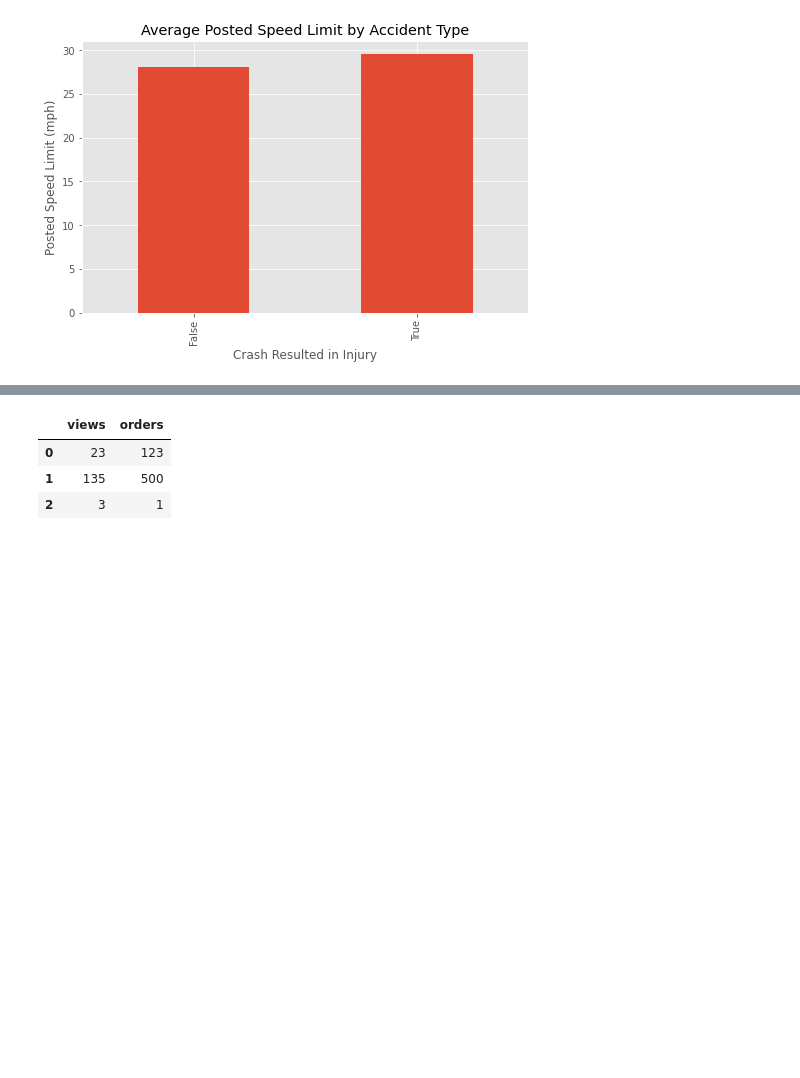
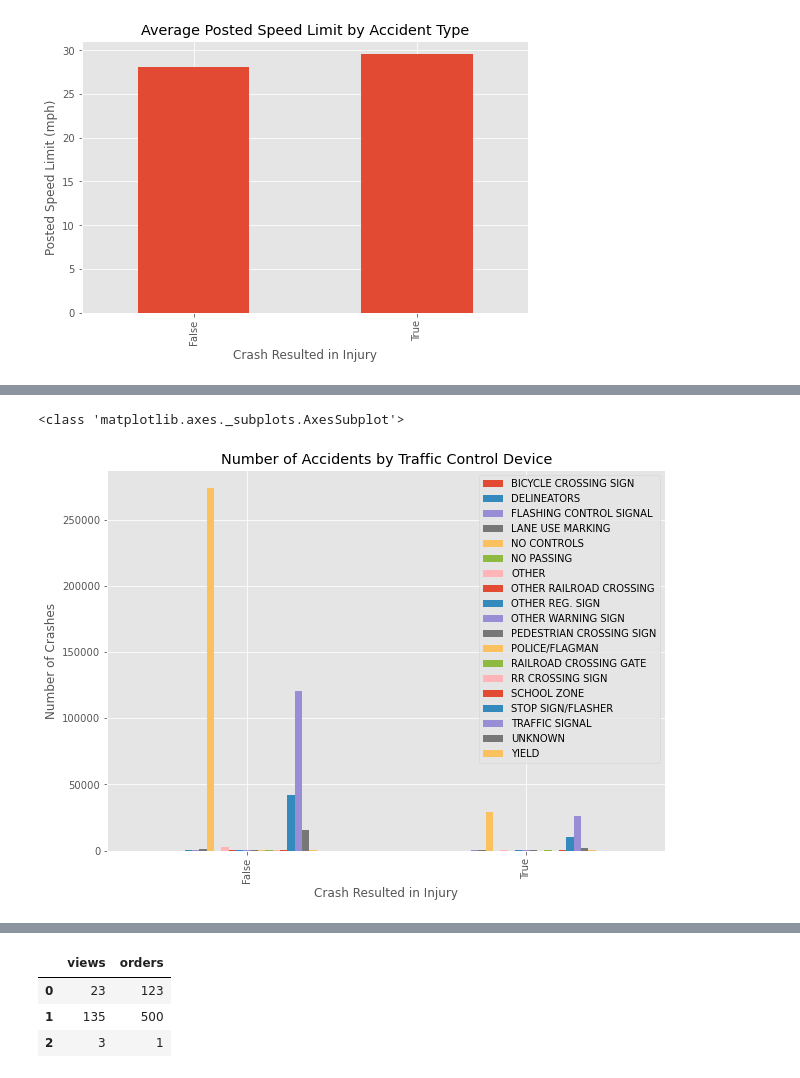
Before and after one commit to jkh-code/predicting-traffic-accident-injuries, a Jupyter notebook: notebooks/eda-crashes.ipynb, the cells around one changed output, grey strips where cells are left out. Saved outputs shown, nothing was run; the diff lists cells and outputs as text; code cells hidden in the pictures; blank space fills up the shorter version.

```diff
--- a/notebooks/eda-crashes.ipynb
+++ b/notebooks/eda-crashes.ipynb
@@ -108,0 +131,19 @@ ax.set_ylabel("Posted Speed Limit (mph)");
+# %%
+print(type(ax))
+# %% [output]
+<class 'matplotlib.axes._subplots.AxesSubplot'>
+# %%
+fig, ax = plt.subplots(figsize=(10, 7))
+(df_crashes
+    .groupby(["has_injuries", "traffic_control_device"])["crash_record_id"]
+    .count()
+    .reset_index()
+    .set_index("has_injuries")
+    .pivot(columns="traffic_control_device", values="crash_record_id")
+    .fillna(0.0)).plot(kind="bar", ax=ax)
+ax.set_title("Number of Accidents by Traffic Control Device")
+ax.set_xlabel("Crash Resulted in Injury")
+ax.set_ylabel("Number of Crashes")
+ax.legend(title=None);
+# %% [output]
+[figure, added]
```
Also changed, not shown: parts of 16 cells of this notebook.
